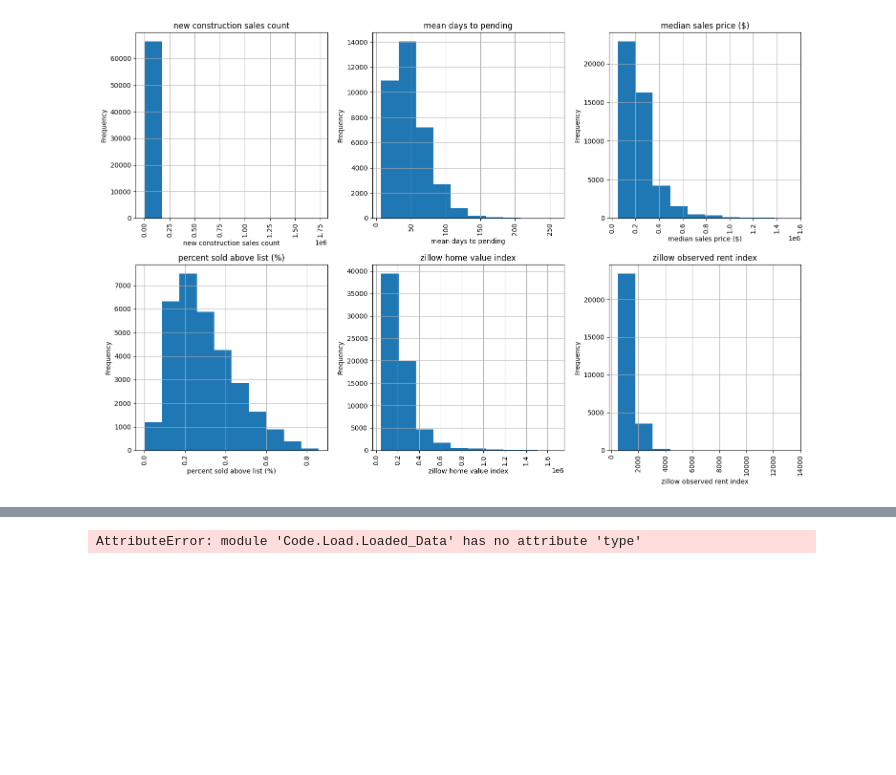
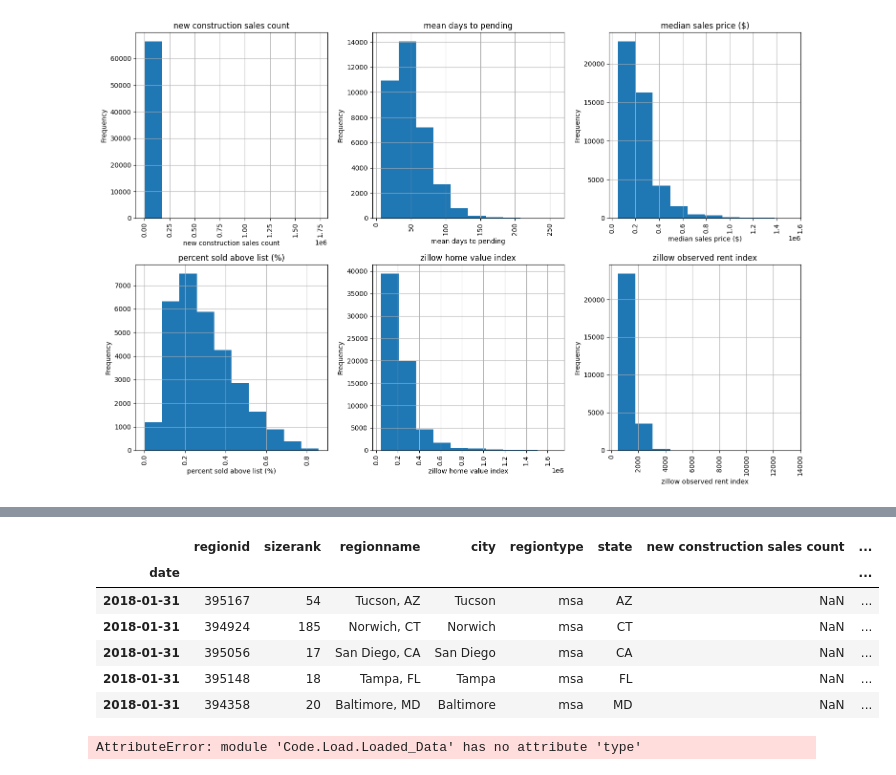
Before and after one commit to jacobsimeral/TS_Forecasting_Project, a Jupyter notebook: Code/EDA/Hassan_EDA.ipynb, the cells around one changed output, grey strips where cells are left out. Drawn from its saved outputs; the diff is of its cells as text; code cells hidden in the pictures; blank space fills up the shorter version.

```diff
--- a/Code/EDA/Hassan_EDA.ipynb
+++ b/Code/EDA/Hassan_EDA.ipynb
@@ -398,0 +381,10 @@ plt.show()
+# %%
+df.head()
+# %% [output]
+|  | regionid | sizerank | regionname | city | regiontype | state | new construction sales count | ... |
+| date |  |  |  |  |  |  |  | ... |
+| 2018-01-31 | 395167 | 54 | Tucson, AZ | Tucson | msa | AZ | NaN | ... |
+| 2018-01-31 | 394924 | 185 | Norwich, CT | Norwich | msa | CT | NaN | ... |
+| 2018-01-31 | 395056 | 17 | San Diego, CA | San Diego | msa | CA | NaN | ... |
+| 2018-01-31 | 395148 | 18 | Tampa, FL | Tampa | msa | FL | NaN | ... |
+| 2018-01-31 | 394358 | 20 | Baltimore, MD | Baltimore | msa | MD | NaN | ... |
```
Also changed, not shown: parts of 2 cells of this notebook, 1 other file.
